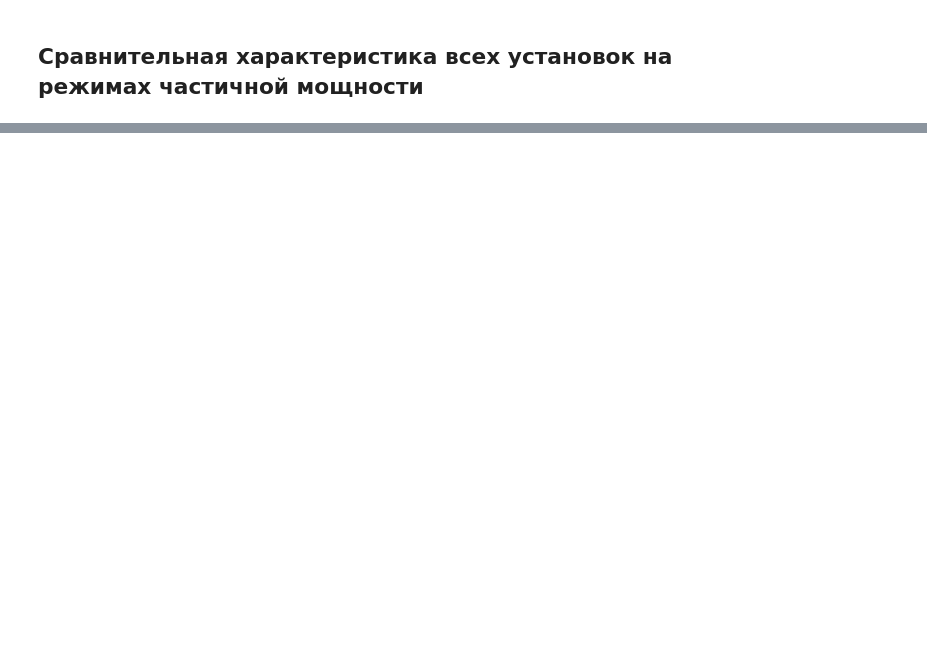
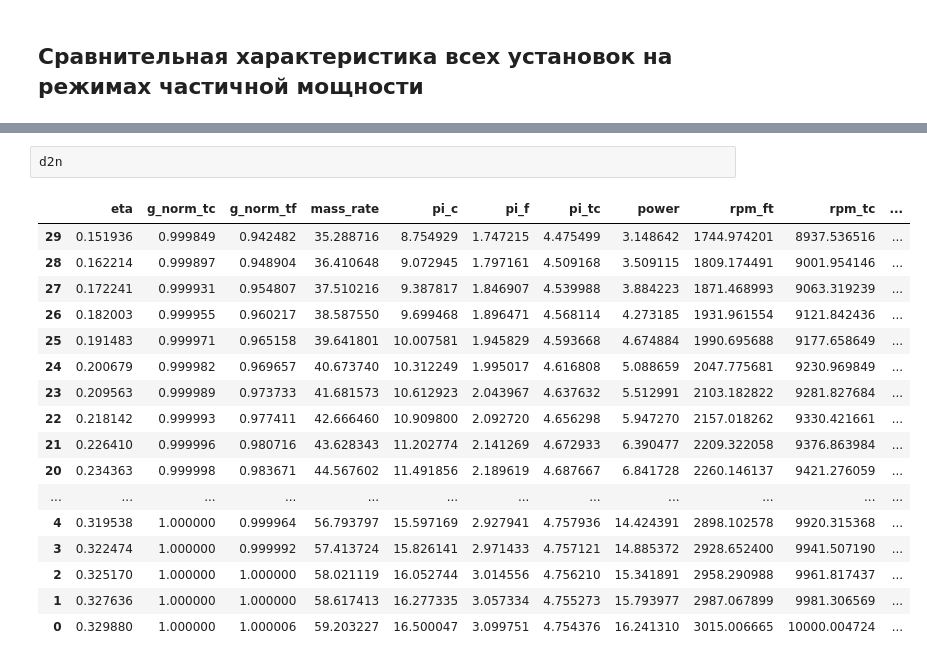
Before and after one commit to Sovianum/cooling-course-project, a Jupyter notebook: notebooks/article/characteristics.ipynb, the cells around one changed output, grey strips where cells are left out. Drawn from its saved outputs; the diff is of its cells as text; blank space fills up the shorter version.

```diff
--- a/notebooks/article/characteristics.ipynb
+++ b/notebooks/article/characteristics.ipynb
@@ -272,0 +298,20 @@ plt.show()
+# %%
+d2n
+# %% [output]
+|  | eta | g_norm_tc | g_norm_tf | mass_rate | pi_c | pi_f | pi_tc | power | rpm_ft | rpm_tc | ... |
+| 29 | 0.151936 | 0.999849 | 0.942482 | 35.288716 | 8.754929 | 1.747215 | 4.475499 | 3.148642 | 1744.974201 | 8937.536516 | ... |
+| 28 | 0.162214 | 0.999897 | 0.948904 | 36.410648 | 9.072945 | 1.797161 | 4.509168 | 3.509115 | 1809.174491 | 9001.954146 | ... |
+| 27 | 0.172241 | 0.999931 | 0.954807 | 37.510216 | 9.387817 | 1.846907 | 4.539988 | 3.884223 | 1871.468993 | 9063.319239 | ... |
+| 26 | 0.182003 | 0.999955 | 0.960217 | 38.587550 | 9.699468 | 1.896471 | 4.568114 | 4.273185 | 1931.961554 | 9121.842436 | ... |
+| 25 | 0.191483 | 0.999971 | 0.965158 | 39.641801 | 10.007581 | 1.945829 | 4.593668 | 4.674884 | 1990.695688 | 9177.658649 | ... |
+| 24 | 0.200679 | 0.999982 | 0.969657 | 40.673740 | 10.312249 | 1.995017 | 4.616808 | 5.088659 | 2047.775681 | 9230.969849 | ... |
+| 23 | 0.209563 | 0.999989 | 0.973733 | 41.681573 | 10.612923 | 2.043967 | 4.637632 | 5.512991 | 2103.182822 | 9281.827684 | ... |
+| 22 | 0.218142 | 0.999993 | 0.977411 | 42.666460 | 10.909800 | 2.092720 | 4.656298 | 5.947270 | 2157.018262 | 9330.421661 | ... |
+| 21 | 0.226410 | 0.999996 | 0.980716 | 43.628343 | 11.202774 | 2.141269 | 4.672933 | 6.390477 | 2209.322058 | 9376.863984 | ... |
+| 20 | 0.234363 | 0.999998 | 0.983671 | 44.567602 | 11.491856 | 2.189619 | 4.687667 | 6.841728 | 2260.146137 | 9421.276059 | ... |
+| ... | ... | ... | ... | ... | ... | ... | ... | ... | ... | ... | ... |
+| 4 | 0.319538 | 1.000000 | 0.999964 | 56.793797 | 15.597169 | 2.927941 | 4.757936 | 14.424391 | 2898.102578 | 9920.315368 | ... |
+| 3 | 0.322474 | 1.000000 | 0.999992 | 57.413724 | 15.826141 | 2.971433 | 4.757121 | 14.885372 | 2928.652400 | 9941.507190 | ... |
+| 2 | 0.325170 | 1.000000 | 1.000000 | 58.021119 | 16.052744 | 3.014556 | 4.756210 | 15.341891 | 2958.290988 | 9961.817437 | ... |
+| 1 | 0.327636 | 1.000000 | 1.000000 | 58.617413 | 16.277335 | 3.057334 | 4.755273 | 15.793977 | 2987.067899 | 9981.306569 | ... |
+| 0 | 0.329880 | 1.000000 | 1.000006 | 59.203227 | 16.500047 | 3.099751 | 4.754376 | 16.241310 | 3015.006665 | 10000.004724 | ... |
```
Also changed, not shown: parts of 24 cells of this notebook, 21 other files.
